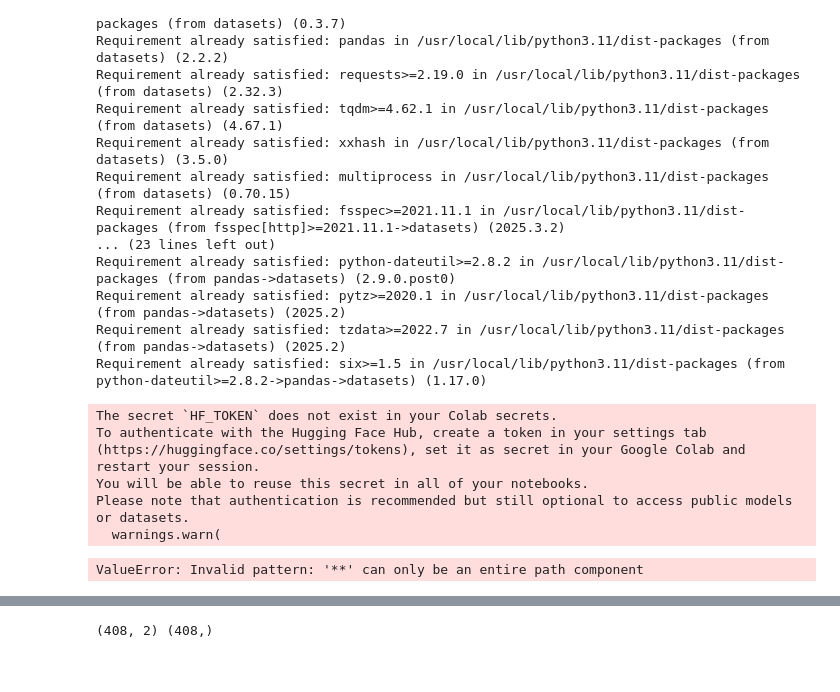
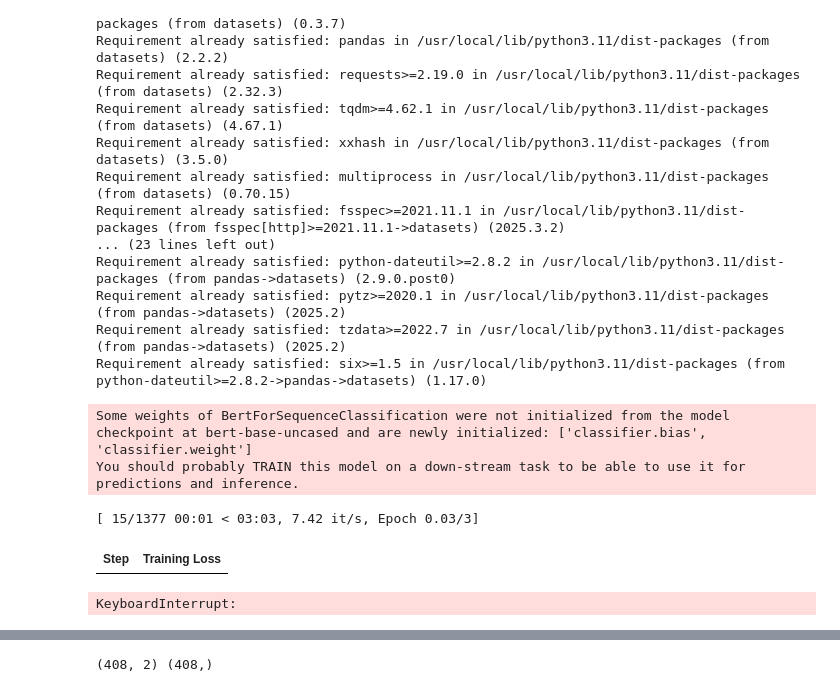
Before and after one commit to nanyang12138/CustomTkinter, a Jupyter notebook: course/zh-CN/chapter3/section3.ipynb, the cells around one changed output, grey strips where cells are left out. Drawn from its saved outputs; the diff is of its cells as text; code cells hidden in the pictures.

```diff
--- a/course/zh-CN/chapter3/section3.ipynb
+++ b/course/zh-CN/chapter3/section3.ipynb
@@ -25,25 +26,51 @@ Requirement already satisfied: six>=1.5 in /usr/local/lib/python3.11/dist-packag
 # %%
 from datasets import load_dataset
 from transformers import AutoTokenizer, DataCollatorWithPadding
+from transformers import TrainingArguments
+from transformers import AutoModelForSequenceClassification
+from transformers import Trainer
+import evaluate
+import numpy as np
 
 raw_datasets = load_dataset("glue", "mrpc")
 checkpoint = "bert-base-uncased"
 tokenizer = AutoTokenizer.from_pretrained(checkpoint)
 
 
 def tokenize_function(example):
     return tokenizer(example["sentence1"], example["sentence2"], truncation=True)
 
 
 tokenized_datasets = raw_datasets.map(tokenize_function, batched=True)
 data_collator = DataCollatorWithPadding(tokenizer=tokenizer)
+
+training_args = TrainingArguments("test-trainer")
+
+model = AutoModelForSequenceClassification.from_pretrained(checkpoint, num_labels=2)
+
+def compute_metrics(eval_preds):
+    metric = evaluate.load("glue", "mrpc")
+    logits, labels = eval_preds
+    predictions = np.argmax(logits, axis=-1)
+    return metric.compute(predictions=predictions, references=labels)
+
+trainer = Trainer(
+    model,
+    training_args,
+    train_dataset=tokenized_datasets["train"],
+    eval_dataset=tokenized_datasets["validation"],
+    data_collator=data_collator,
+    tokenizer=tokenizer,
+    compute_metrics=compute_metrics,
+)
+
+trainer.train()
 # %% [output]
-The secret `HF_TOKEN` does not exist in your Colab secrets.
-To authenticate with the Hugging Face Hub, create a token in your settings tab (https://huggingface.co/settings/tokens), set it as secret in your Google Colab and restart your session.
-You will be able to reuse this secret in all of your notebooks.
-Please note that authentication is recommended but still optional to access public models or datasets.
-  warnings.warn(
+Some weights of BertForSequenceClassification were not initialized from the model checkpoint at bert-base-uncased and are newly initialized: ['classifier.bias', 'classifier.weight']
+You should probably TRAIN this model on a down-stream task to be able to use it for predictions and inference.
-ValueError: Invalid pattern: '**' can only be an entire path component
+[ 15/1377 00:01 < 03:03, 7.42 it/s, Epoch 0.03/3]
+| Step | Training Loss |
+KeyboardInterrupt:
 # %%
 from transformers import TrainingArguments
 
```
Also changed, not shown: parts of 2 cells of this notebook.
